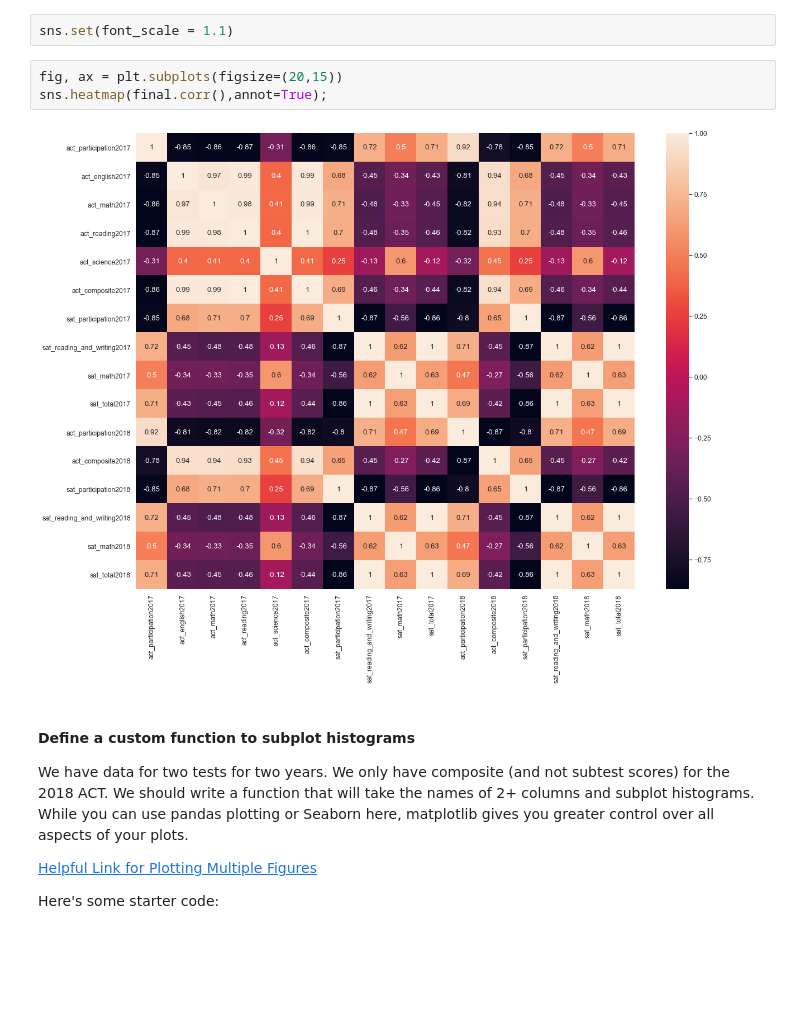
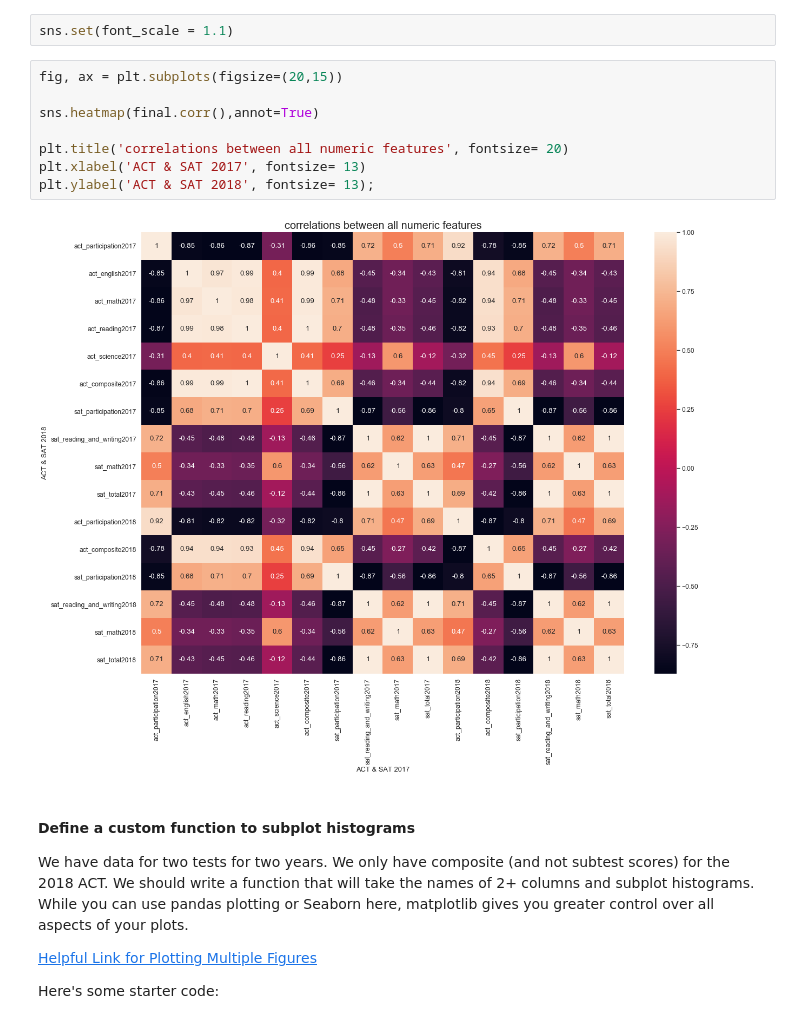
Before and after one commit to boosra/Project_1, a Jupyter notebook: code/starter-code.ipynb, the cells around one changed output. Drawn from its saved outputs; the diff is of its cells as text; blank space fills up the shorter version.

```diff
--- a/code/starter-code.ipynb
+++ b/code/starter-code.ipynb
@@ -953,9 +955,14 @@ import seaborn as sns
 sns.set(font_scale = 1.1)
 # %%
 fig, ax = plt.subplots(figsize=(20,15))
-sns.heatmap(final.corr(),annot=True);
+
+sns.heatmap(final.corr(),annot=True)
+
+plt.title('correlations between all numeric features', fontsize= 20)
+plt.xlabel('ACT & SAT 2017', fontsize= 13)
+plt.ylabel('ACT & SAT 2018', fontsize= 13);
 # %% [output]
-[figure, old version]
+[figure, new version]
 # %% [markdown]
 #### Define a custom function to subplot histograms
 
```
Also changed, not shown: parts of 17 cells of this notebook, 1 other file.
